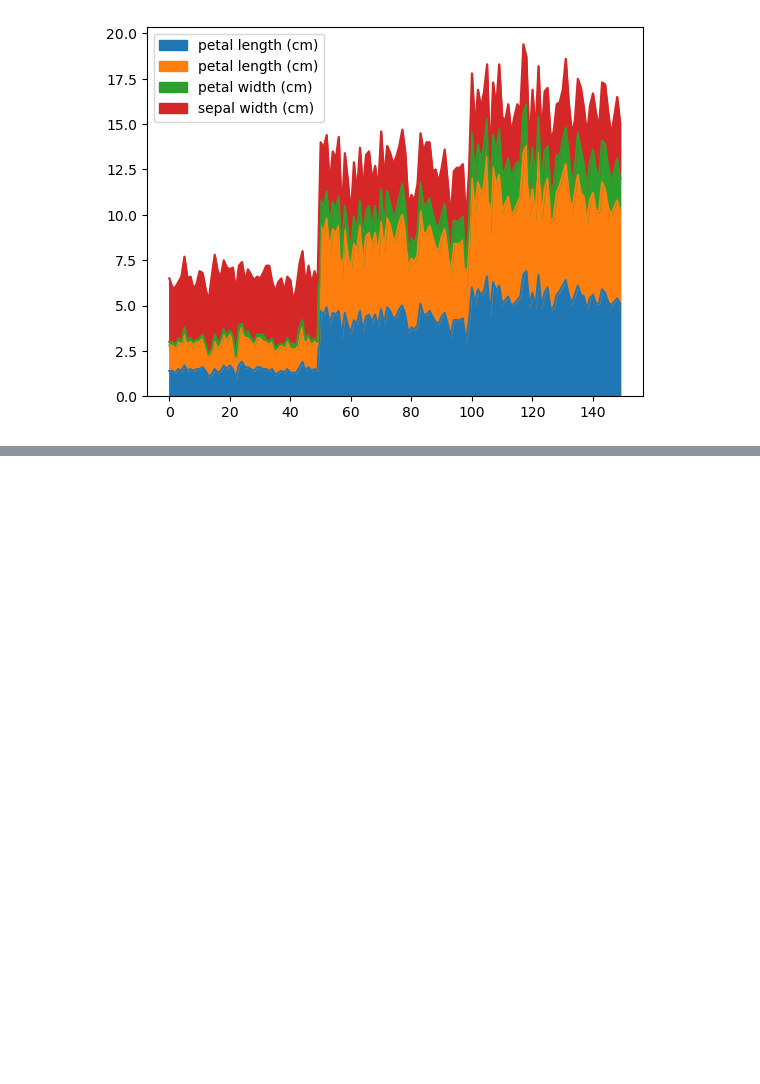
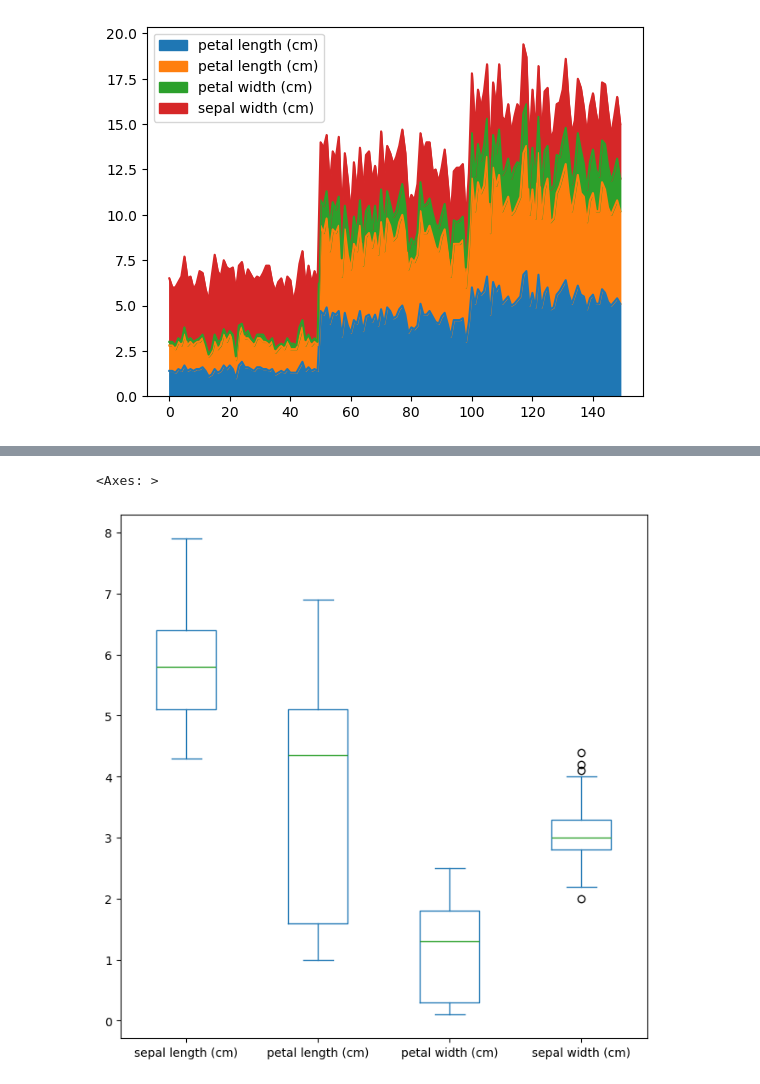
Before and after one commit to ThullioF/DSA---Python, a Jupyter notebook: Cap10/Cap10.Pandas.ipynb, the cells around one changed output, grey strips where cells are left out. Saved outputs shown, nothing was run; the diff lists cells and outputs as text; code cells hidden in the pictures; blank space fills up the shorter version.

```diff
--- a/Cap10/Cap10.Pandas.ipynb
+++ b/Cap10/Cap10.Pandas.ipynb
@@ -681,0 +702,7 @@ df[columms].plot.area()
+# %%
+#Boxplot de cada variável numérica
+columms = ['sepal length (cm)', 'petal length (cm)', 'petal width (cm)', 'sepal width (cm)']
+df[columms].plot.box(figsize = (8,8))
+# %% [output]
+<Axes: >
+[figure, added]
```
Also changed, not shown: parts of 4 cells of this notebook, 1 other file.
